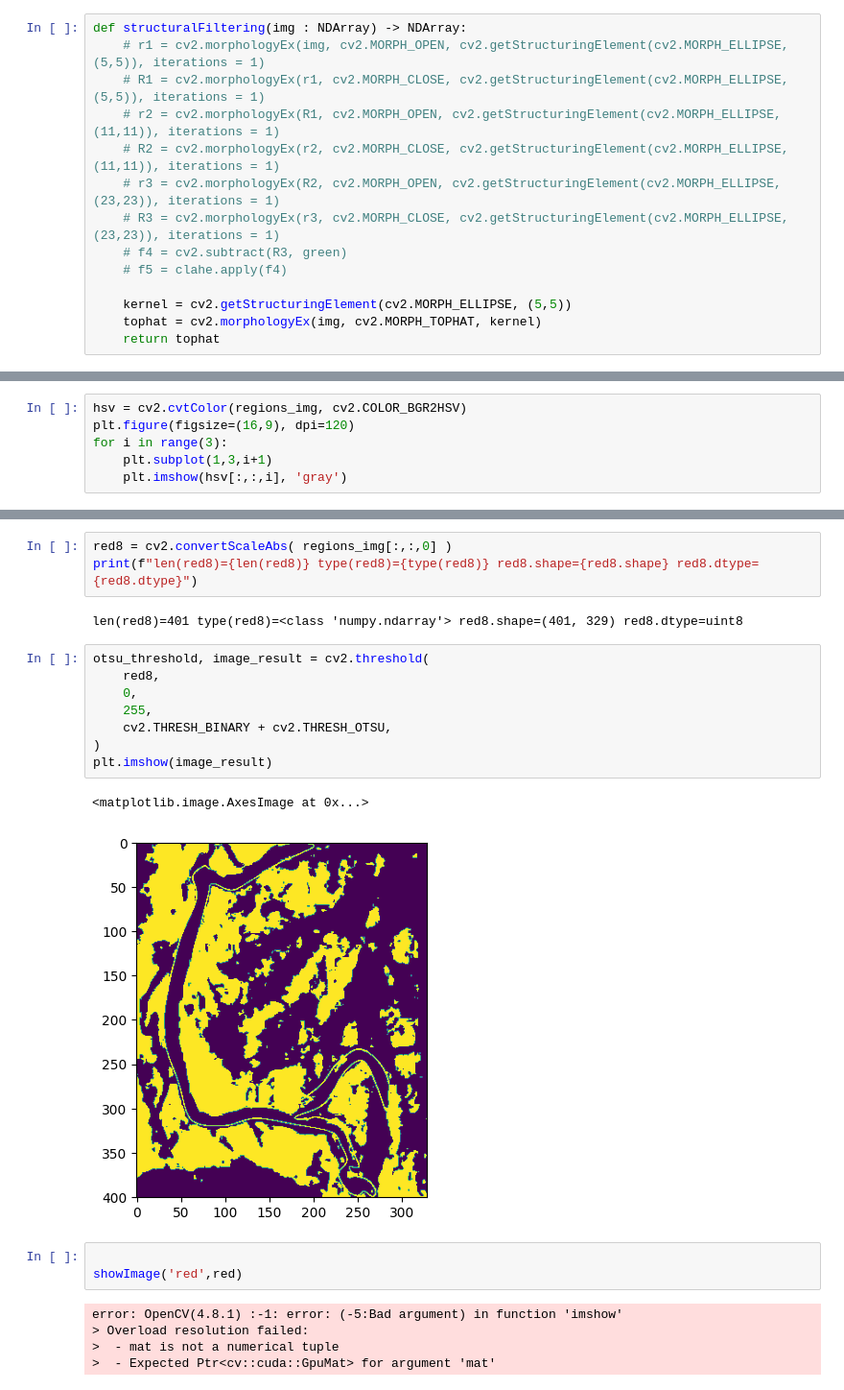
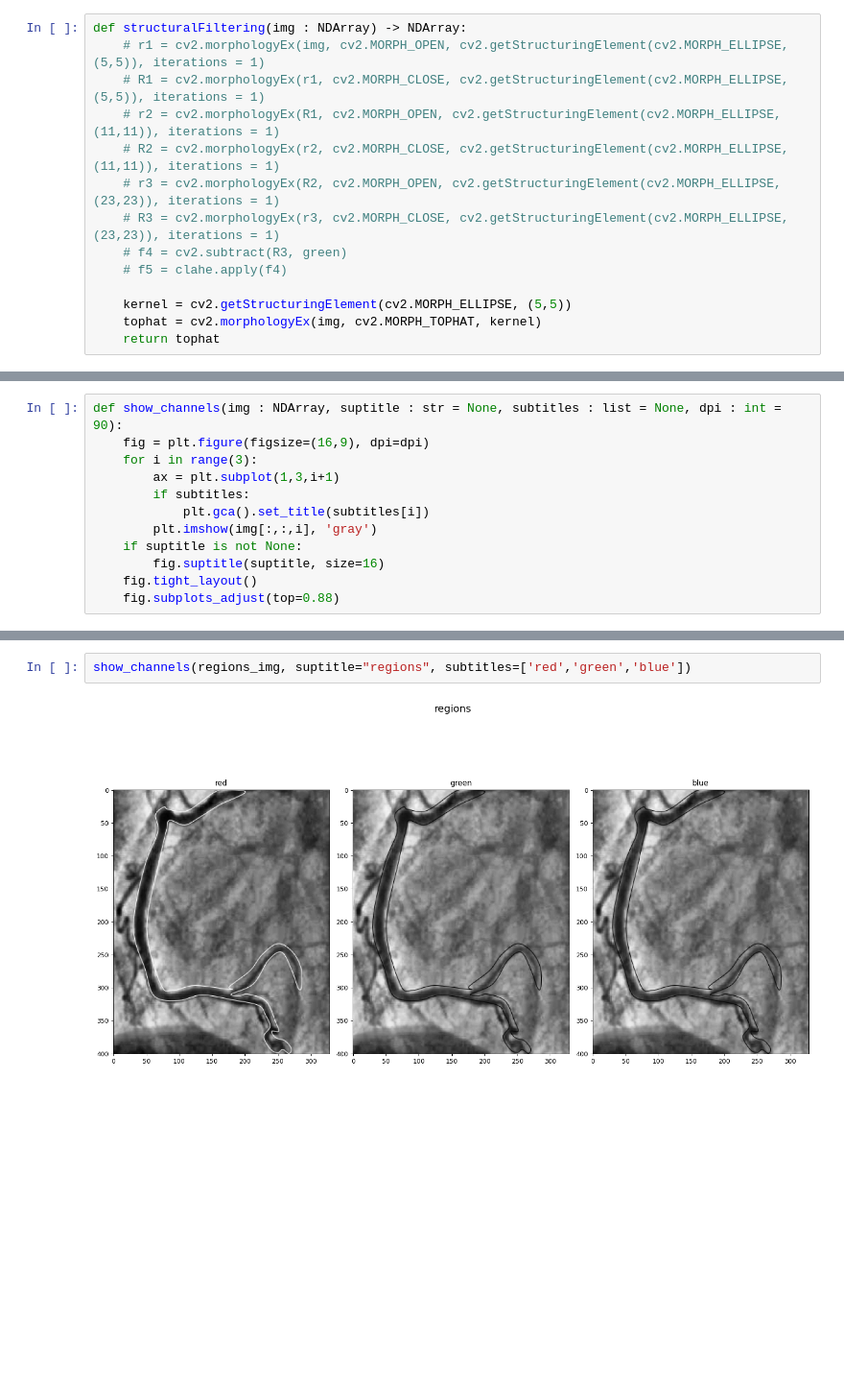
Before and after one commit to jbenshetler/vessel_segmentation, a Jupyter notebook: seg.ipynb, the cells around one changed output, grey strips where cells are left out. Shown at 96% size. Cells and saved outputs as stored; diff of their text form; blank space fills up the shorter version.

```diff
--- a/seg.ipynb
+++ b/seg.ipynb
@@ -94,6 +48,12 @@ plt.imshow(blue,'gray')
 # %%
-hsv = cv2.cvtColor(regions_img, cv2.COLOR_BGR2HSV)
-plt.figure(figsize=(16,9), dpi=120)
-for i in range(3):
-    plt.subplot(1,3,i+1)
-    plt.imshow(hsv[:,:,i], 'gray')
+def show_channels(img : NDArray, suptitle : str = None, subtitles : list = None, dpi : int = 90):
+    fig = plt.figure(figsize=(16,9), dpi=dpi)
+    for i in range(3):
+        ax = plt.subplot(1,3,i+1)
+        if subtitles:
+            plt.gca().set_title(subtitles[i])
+        plt.imshow(img[:,:,i], 'gray')
+    if suptitle is not None:
+        fig.suptitle(suptitle, size=16)
+    fig.tight_layout()
+    fig.subplots_adjust(top=0.88)
@@ -122,24 +60,4 @@ plt.imshow(red,'gray')
-# %%
-red8 = cv2.convertScaleAbs( regions_img[:,:,0] )
-print(f"len(red8)={len(red8)} type(red8)={type(red8)} red8.shape={red8.shape} red8.dtype={red8.dtype}")
-# %% [output]
-len(red8)=401 type(red8)=<class 'numpy.ndarray'> red8.shape=(401, 329) red8.dtype=uint8
-# %%
-otsu_threshold, image_result = cv2.threshold(
-    red8,
-    0,
-    255,
-    cv2.THRESH_BINARY + cv2.THRESH_OTSU,
-)
-plt.imshow(image_result)
-# %% [output]
-<matplotlib.image.AxesImage at 0x...>
-[figure, removed]
-# %%
-
-showImage('red',red)
-# %% [output]
-error: OpenCV(4.8.1) :-1: error: (-5:Bad argument) in function 'imshow'
-> Overload resolution failed:
->  - mat is not a numerical tuple
->  - Expected Ptr<cv::cuda::GpuMat> for argument 'mat'
+# %%
+show_channels(regions_img, suptitle="regions", subtitles=['red','green','blue'])
+# %% [output]
+[figure, added]
```
Also changed, not shown: parts of 26 cells of this notebook.
